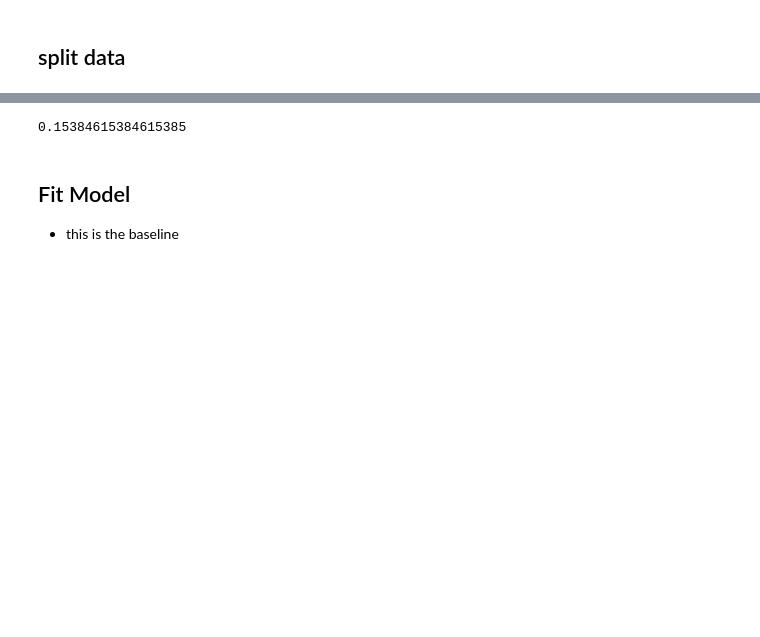
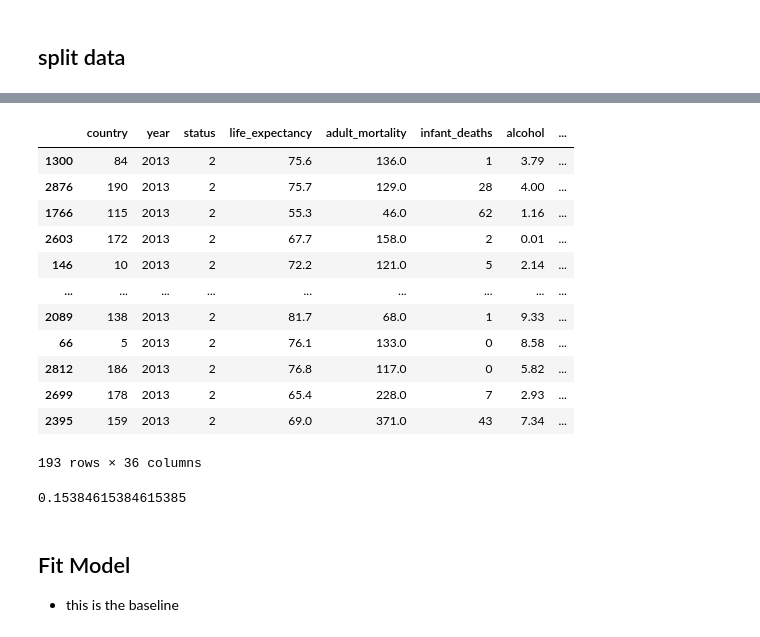
Before and after one commit to GoldenEye37/life-expectancy-prediction-project, a Jupyter notebook: end-to-end-life-expectancy-prediction-project.ipynb, the cells around one changed output, grey strips where cells are left out. Saved outputs shown, nothing was run; the diff lists cells and outputs as text; code cells hidden in the pictures; blank space fills up the shorter version.

Commit message:
check for duplicates

```diff
--- a/end-to-end-life-expectancy-prediction-project.ipynb
+++ b/end-to-end-life-expectancy-prediction-project.ipynb
@@ -584,2 +620,21 @@ model.fit(life_expectancy_sorted.drop("life_expectancy", axis=1), life_expectanc
+# %%
+# looks like we have excess counts of the year 2013
+# lets check that out
+life_exp_2013 = life_expectancy_sorted[life_expectancy_sorted.year == 2013]
+life_exp_2013
+# %% [output]
+|  | country | year | status | life_expectancy | adult_mortality | infant_deaths | alcohol | ... |
+| 1300 | 84 | 2013 | 2 | 75.6 | 136.0 | 1 | 3.79 | ... |
+| 2876 | 190 | 2013 | 2 | 75.7 | 129.0 | 28 | 4.00 | ... |
+| 1766 | 115 | 2013 | 2 | 55.3 | 46.0 | 62 | 1.16 | ... |
+| 2603 | 172 | 2013 | 2 | 67.7 | 158.0 | 2 | 0.01 | ... |
+| 146 | 10 | 2013 | 2 | 72.2 | 121.0 | 5 | 2.14 | ... |
+| ... | ... | ... | ... | ... | ... | ... | ... | ... |
+| 2089 | 138 | 2013 | 2 | 81.7 | 68.0 | 1 | 9.33 | ... |
+| 66 | 5 | 2013 | 2 | 76.1 | 133.0 | 0 | 8.58 | ... |
+| 2812 | 186 | 2013 | 2 | 76.8 | 117.0 | 0 | 5.82 | ... |
+| 2699 | 178 | 2013 | 2 | 65.4 | 228.0 | 7 | 2.93 | ... |
+| 2395 | 159 | 2013 | 2 | 69.0 | 371.0 | 43 | 7.34 | ... |
+193 rows × 36 columns
 # %%
 # split data into X, y
```
Also changed, not shown: parts of 6 cells of this notebook.
